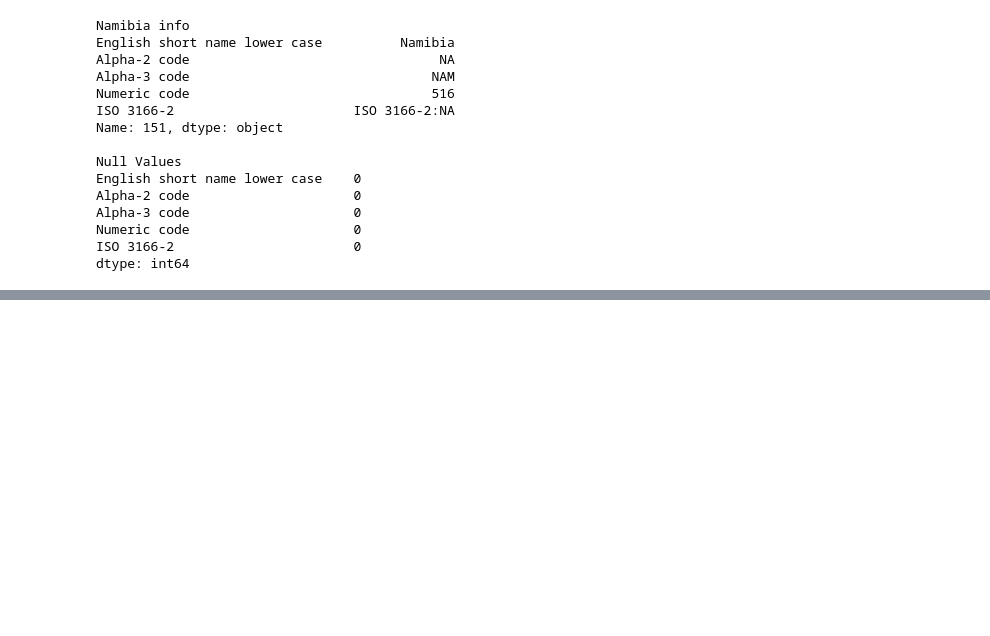
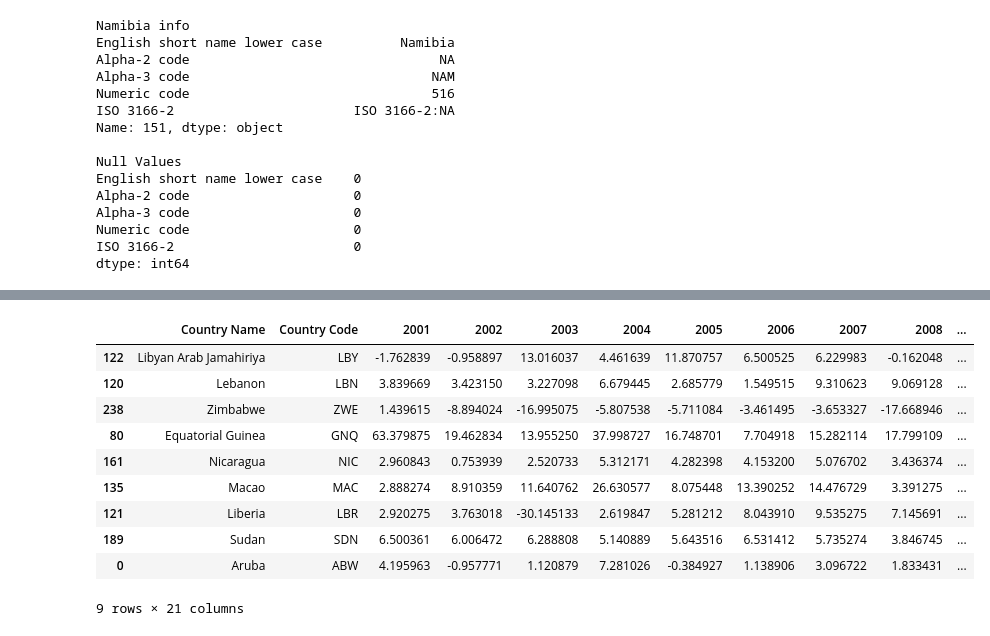
Before and after one commit to svujcich/Global_GDP_Trends, a Jupyter notebook: GDP_growth_ETL.ipynb, the cells around one changed output, grey strips where cells are left out. Cells and saved outputs as stored; diff of their text form; code cells hidden in the pictures; blank space fills up the shorter version.

```diff
--- a/GDP_growth_ETL.ipynb
+++ b/GDP_growth_ETL.ipynb
@@ -491,3 +430,19 @@ GDP_growth_df
 # %%
 # set country name equal to index
 # clean_GDP_df.set_index(clean_GDP_df.columns[0])
+# %%
+#find top 10 countries
+top_10_countries = GDP_growth_df.sort_values("2019").head(9)
+top_10_countries
+# %% [output]
+|  | Country Name | Country Code | 2001 | 2002 | 2003 | 2004 | 2005 | 2006 | 2007 | 2008 | ... |
+| 122 | Libyan Arab Jamahiriya | LBY | -1.762839 | -0.958897 | 13.016037 | 4.461639 | 11.870757 | 6.500525 | 6.229983 | -0.162048 | ... |
+| 120 | Lebanon | LBN | 3.839669 | 3.423150 | 3.227098 | 6.679445 | 2.685779 | 1.549515 | 9.310623 | 9.069128 | ... |
+| 238 | Zimbabwe | ZWE | 1.439615 | -8.894024 | -16.995075 | -5.807538 | -5.711084 | -3.461495 | -3.653327 | -17.668946 | ... |
+| 80 | Equatorial Guinea | GNQ | 63.379875 | 19.462834 | 13.955250 | 37.998727 | 16.748701 | 7.704918 | 15.282114 | 17.799109 | ... |
+| 161 | Nicaragua | NIC | 2.960843 | 0.753939 | 2.520733 | 5.312171 | 4.282398 | 4.153200 | 5.076702 | 3.436374 | ... |
+| 135 | Macao | MAC | 2.888274 | 8.910359 | 11.640762 | 26.630577 | 8.075448 | 13.390252 | 14.476729 | 3.391275 | ... |
+| 121 | Liberia | LBR | 2.920275 | 3.763018 | -30.145133 | 2.619847 | 5.281212 | 8.043910 | 9.535275 | 7.145691 | ... |
+| 189 | Sudan | SDN | 6.500361 | 6.006472 | 6.288808 | 5.140889 | 5.643516 | 6.531412 | 5.735274 | 3.846745 | ... |
+| 0 | Aruba | ABW | 4.195963 | -0.957771 | 1.120879 | 7.281026 | -0.384927 | 1.138906 | 3.096722 | 1.833431 | ... |
+9 rows × 21 columns
```
Also changed, not shown: parts of 39 cells of this notebook, 3 other files.
